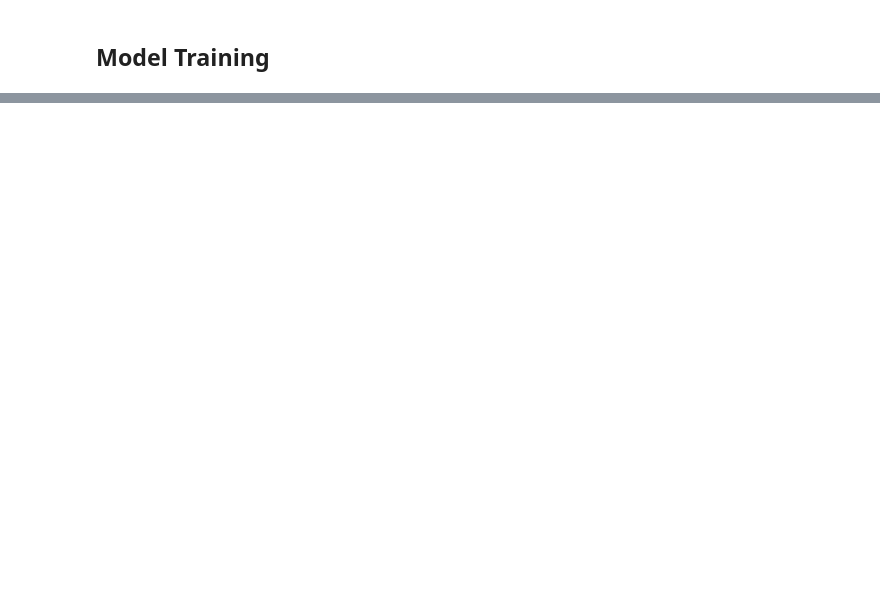
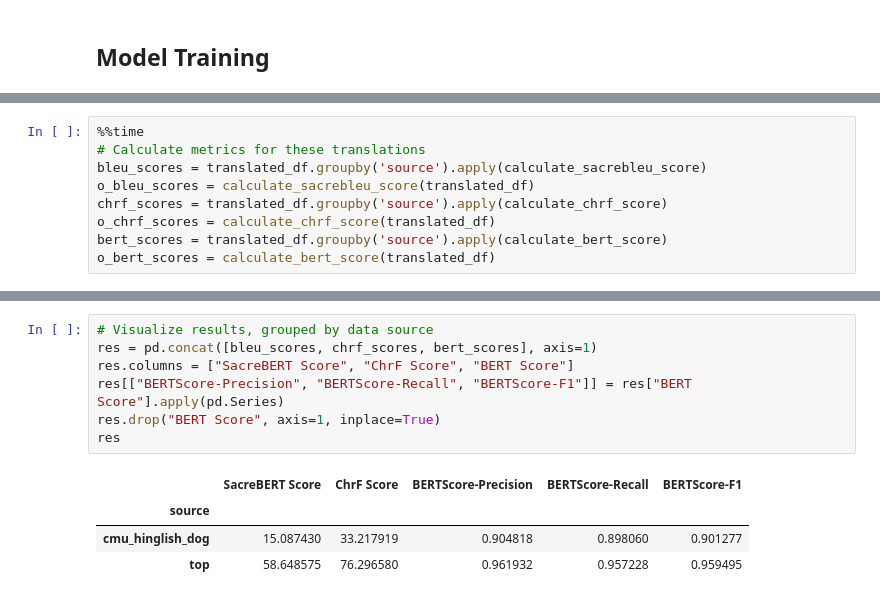
Before and after one commit to NikhilKamathB/Code-Mixed-Machine-Translation, a Jupyter notebook: nbs/Machine Translation.ipynb, the cells around one changed output, grey strips where cells are left out. Drawn from its saved outputs; the diff is of its cells as text; blank space fills up the shorter version.

```diff
--- a/nbs/Machine Translation.ipynb
+++ b/nbs/Machine Translation.ipynb
@@ -330,0 +576,9 @@ BLEU Score on the test data:  0.9181546059233954
+# %%
+%%time
+# Calculate metrics for these translations
+bleu_scores = translated_df.groupby('source').apply(calculate_sacrebleu_score)
+o_bleu_scores = calculate_sacrebleu_score(translated_df)
+chrf_scores = translated_df.groupby('source').apply(calculate_chrf_score)
+o_chrf_scores = calculate_chrf_score(translated_df)
+bert_scores = translated_df.groupby('source').apply(calculate_bert_score)
+o_bert_scores = calculate_bert_score(translated_df)
@@ -330,0 +594,12 @@ BLEU Score on the test data:  0.9181546059233954
+# %%
+# Visualize results, grouped by data source
+res = pd.concat([bleu_scores, chrf_scores, bert_scores], axis=1)
+res.columns = ["SacreBERT Score", "ChrF Score", "BERT Score"]
+res[["BERTScore-Precision", "BERTScore-Recall", "BERTScore-F1"]] = res["BERT Score"].apply(pd.Series)
+res.drop("BERT Score", axis=1, inplace=True)
+res
+# %% [output]
+|  | SacreBERT Score | ChrF Score | BERTScore-Precision | BERTScore-Recall | BERTScore-F1 |
+| source |  |  |  |  |  |
+| cmu_hinglish_dog | 15.087430 | 33.217919 | 0.904818 | 0.898060 | 0.901277 |
+| top | 58.648575 | 76.296580 | 0.961932 | 0.957228 | 0.959495 |
```
Also changed, not shown: parts of 57 cells of this notebook, 7 other files.
